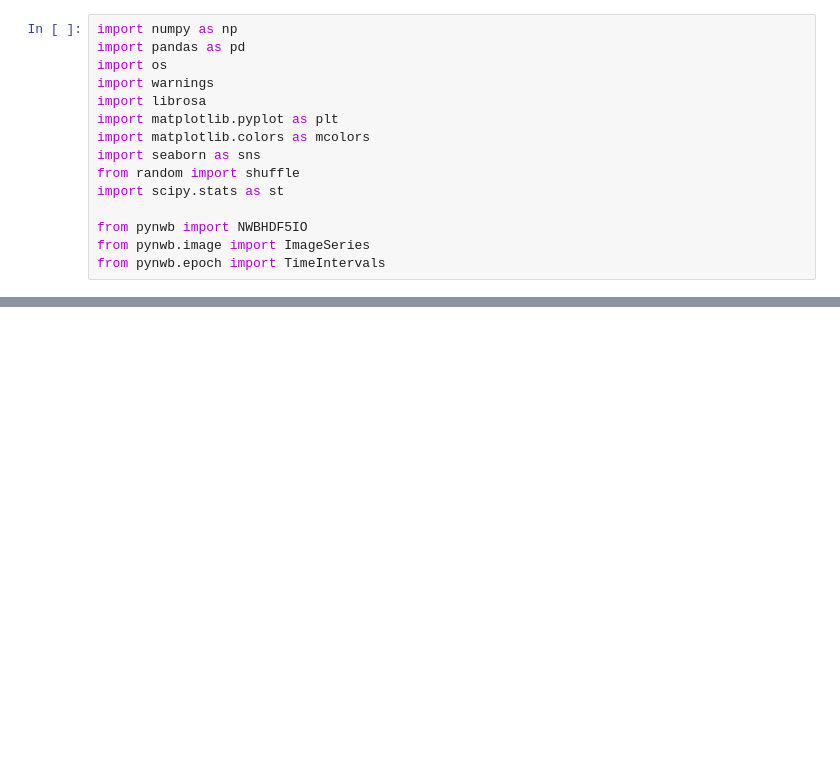
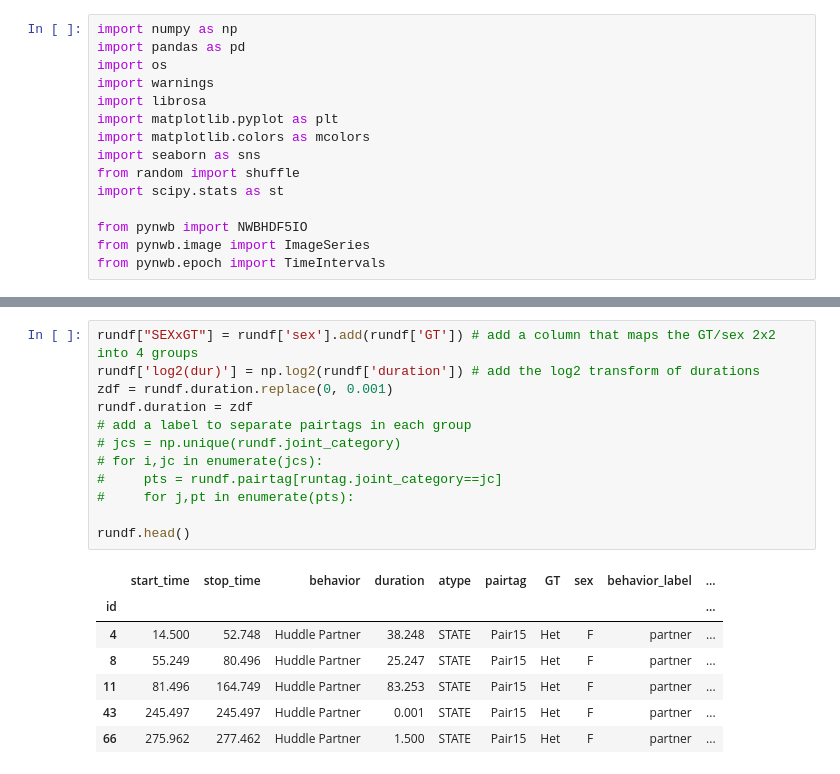
Before and after one commit to nhoglen/scn2a-paper-GWJSNH-code, a Jupyter notebook: scratch_huddleLength.ipynb, the cells around one changed output, grey strips where cells are left out. Cells and saved outputs as stored; diff of their text form; blank space fills up the shorter version.

```diff
--- a/scratch_huddleLength.ipynb
+++ b/scratch_huddleLength.ipynb
@@ -80,0 +122,20 @@ for i,fname in enumerate(allnwb):
+# %%
+rundf["SEXxGT"] = rundf['sex'].add(rundf['GT']) # add a column that maps the GT/sex 2x2 into 4 groups
+rundf['log2(dur)'] = np.log2(rundf['duration']) # add the log2 transform of durations
+zdf = rundf.duration.replace(0, 0.001)
+rundf.duration = zdf
+# add a label to separate pairtags in each group
+# jcs = np.unique(rundf.joint_category)
+# for i,jc in enumerate(jcs):
+#     pts = rundf.pairtag[runtag.joint_category==jc]
+#     for j,pt in enumerate(pts):
+
+rundf.head()
+# %% [output]
+|  | start_time | stop_time | behavior | duration | atype | pairtag | GT | sex | behavior_label | ... |
+| id |  |  |  |  |  |  |  |  |  | ... |
+| 4 | 14.500 | 52.748 | Huddle Partner | 38.248 | STATE | Pair15 | Het | F | partner | ... |
+| 8 | 55.249 | 80.496 | Huddle Partner | 25.247 | STATE | Pair15 | Het | F | partner | ... |
+| 11 | 81.496 | 164.749 | Huddle Partner | 83.253 | STATE | Pair15 | Het | F | partner | ... |
+| 43 | 245.497 | 245.497 | Huddle Partner | 0.001 | STATE | Pair15 | Het | F | partner | ... |
+| 66 | 275.962 | 277.462 | Huddle Partner | 1.500 | STATE | Pair15 | Het | F | partner | ... |
```
Also changed, not shown: parts of 4 cells of this notebook.
